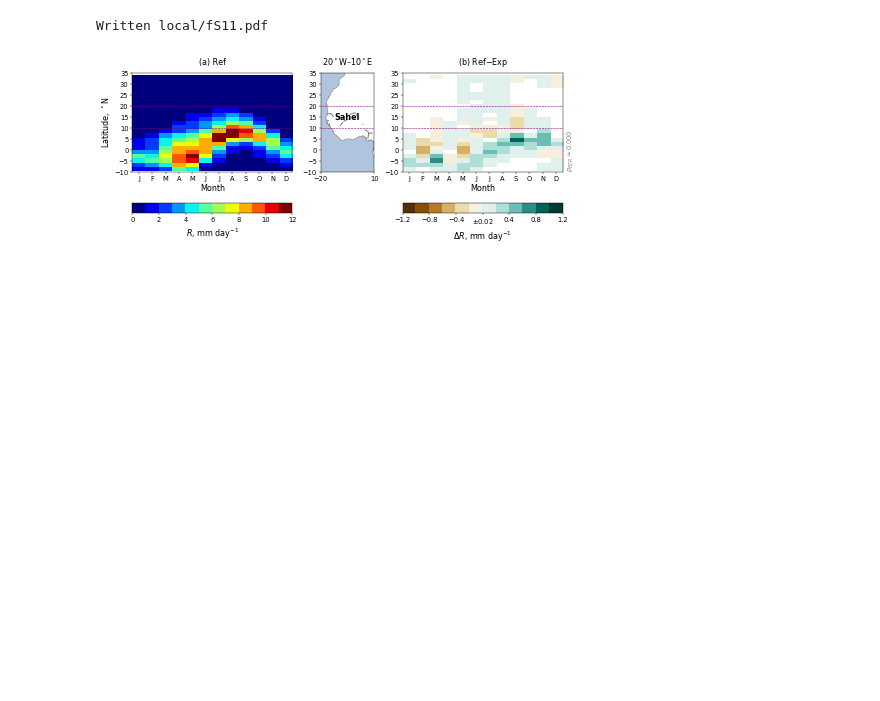
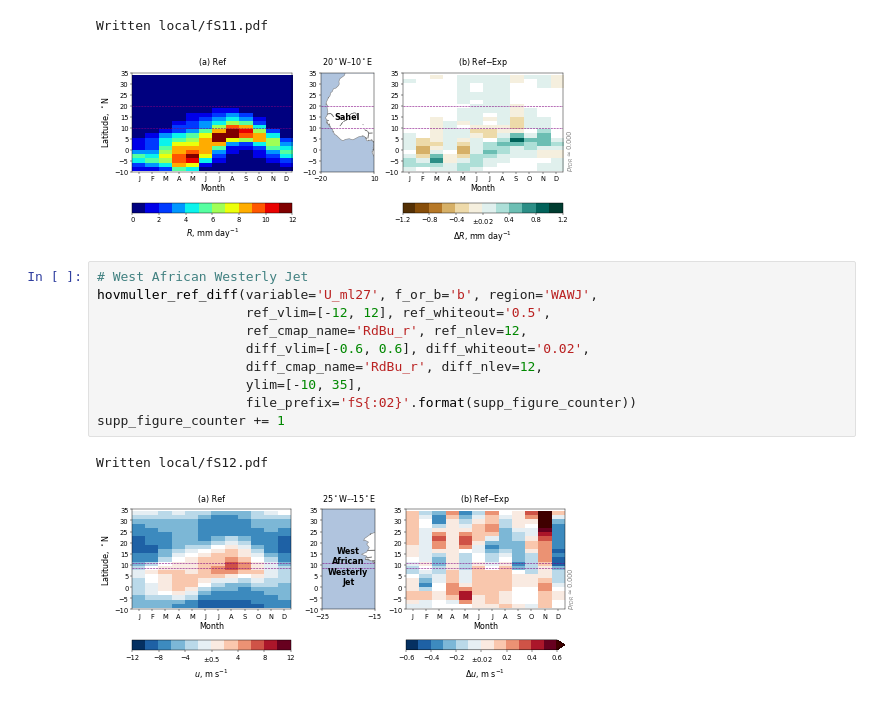
Before and after one commit to grandey/p17d-sulphur-eas-eqm, a Jupyter notebook: analysis_draft2018a/figures_draft2018a.ipynb, the cells around one changed output. Cells and saved outputs as stored; diff of their text form; blank space fills up the shorter version.

```diff
--- a/analysis_draft2018a/figures_draft2018a.ipynb
+++ b/analysis_draft2018a/figures_draft2018a.ipynb
@@ -1018,6 +1019,19 @@ supp_figure_counter += 1
 # %% [output]
 Written local/fS11.pdf
 [figure]
+# %%
+# West African Westerly Jet
+hovmuller_ref_diff(variable='U_ml27', f_or_b='b', region='WAWJ',
+                   ref_vlim=[-12, 12], ref_whiteout='0.5',
+                   ref_cmap_name='RdBu_r', ref_nlev=12,
+                   diff_vlim=[-0.6, 0.6], diff_whiteout='0.02',
+                   diff_cmap_name='RdBu_r', diff_nlev=12,
+                   ylim=[-10, 35],
+                   file_prefix='fS{:02}'.format(supp_figure_counter))
+supp_figure_counter += 1
+# %% [output]
+Written local/fS12.pdf
+[figure, added]
 # %%
 ! date
 # %% [output]
```
Also changed, not shown: parts of 7 cells of this notebook, 1 other file.
